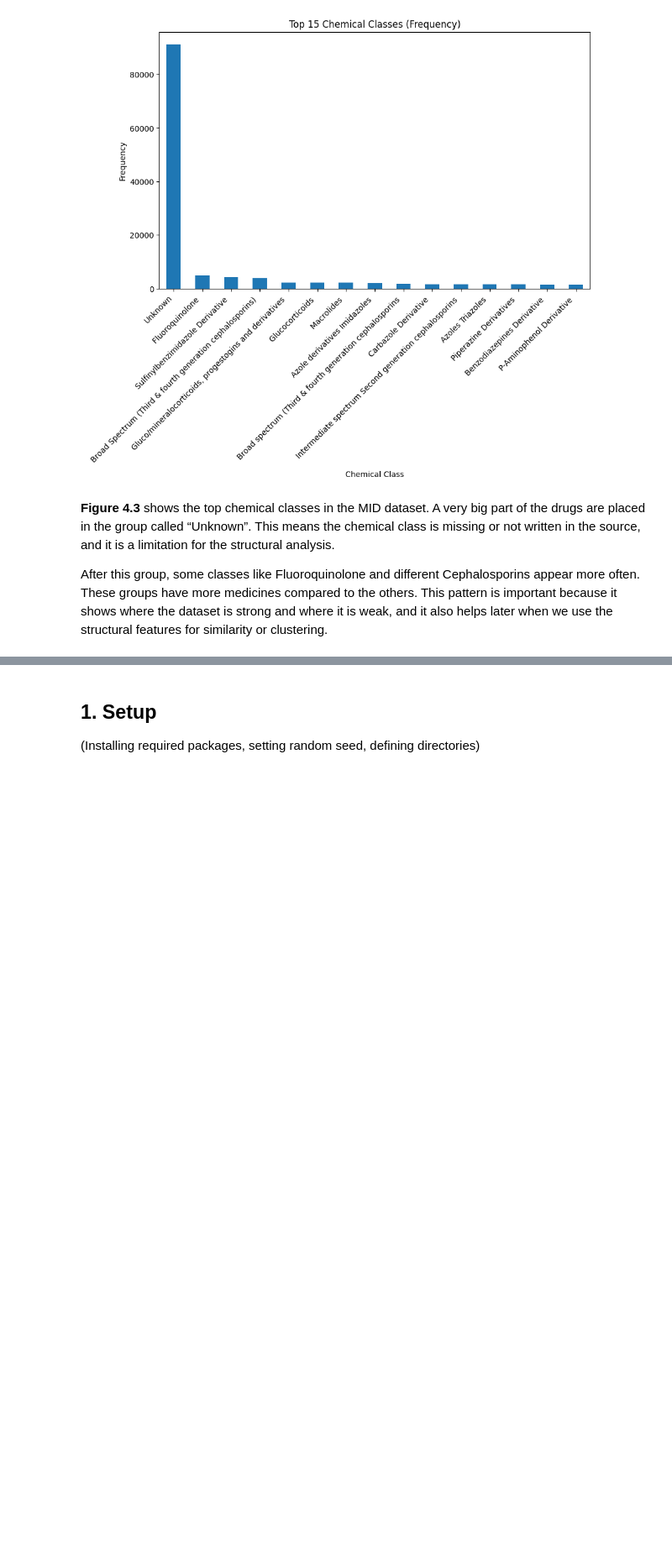
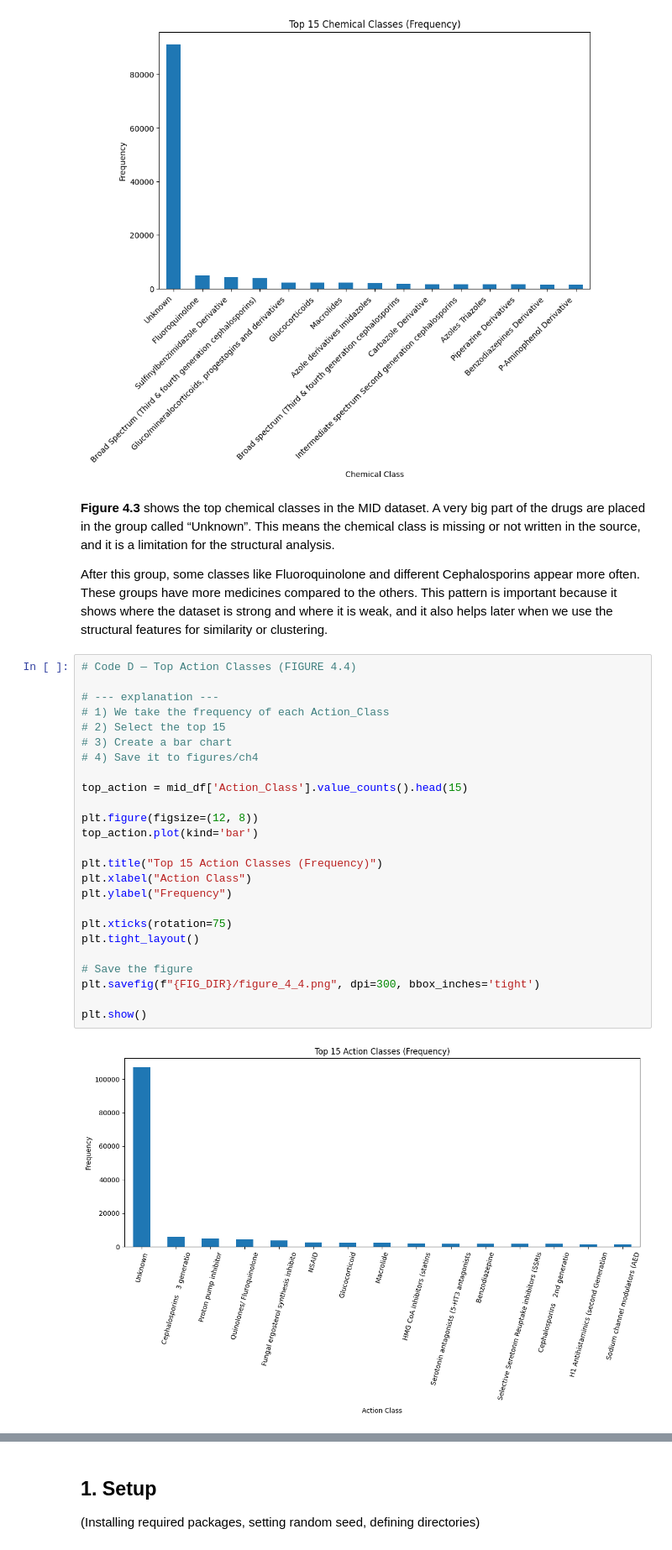
Before and after one commit to fatemehmsh90/Business-Data-Analytics-Project, a Jupyter notebook: notebooks/Drug_Substitute_Analysis.ipynb, the cells around one changed output, grey strips where cells are left out. Shown at 84% size. Drawn from its saved outputs; the diff is of its cells as text; blank space fills up the shorter version.

```diff
--- a/notebooks/Drug_Substitute_Analysis.ipynb
+++ b/notebooks/Drug_Substitute_Analysis.ipynb
@@ -777,3 +777,30 @@ plt.show()
 **Figure 4.3** shows the top chemical classes in the MID dataset. A very big part of the drugs are placed in the group called “Unknown”. This means the chemical class is missing or not written in the source, and it is a limitation for the structural analysis.
 
 After this group, some classes like Fluoroquinolone and different Cephalosporins appear more often. These groups have more medicines compared to the others. This pattern is important because it shows where the dataset is strong and where it is weak, and it also helps later when we use the structural features for similarity or clustering.
+# %%
+# Code D — Top Action Classes (FIGURE 4.4)
+
+# --- explanation ---
+# 1) We take the frequency of each Action_Class
+# 2) Select the top 15
+# 3) Create a bar chart
+# 4) Save it to figures/ch4
+
+top_action = mid_df['Action_Class'].value_counts().head(15)
+
+plt.figure(figsize=(12, 8))
+top_action.plot(kind='bar')
+
+plt.title("Top 15 Action Classes (Frequency)")
+plt.xlabel("Action Class")
+plt.ylabel("Frequency")
+
+plt.xticks(rotation=75)
+plt.tight_layout()
+
+# Save the figure
+plt.savefig(f"{FIG_DIR}/figure_4_4.png", dpi=300, bbox_inches='tight')
+
+plt.show()
+# %% [output]
+[figure, added]
```
Also changed, not shown: parts of 1 cell of this notebook.
